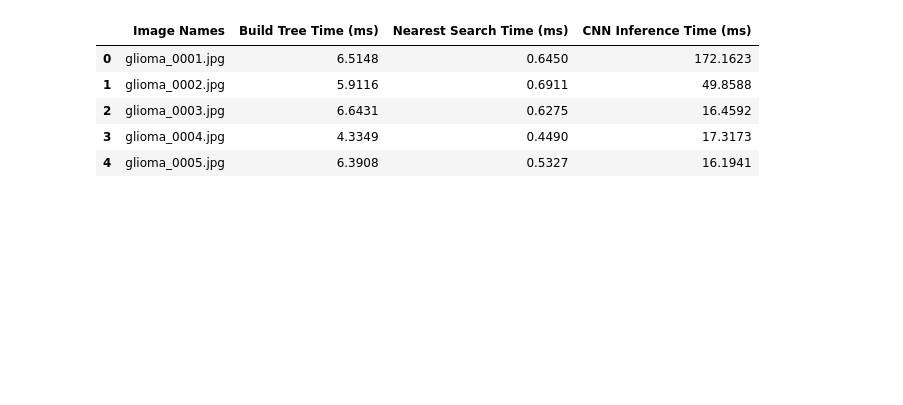
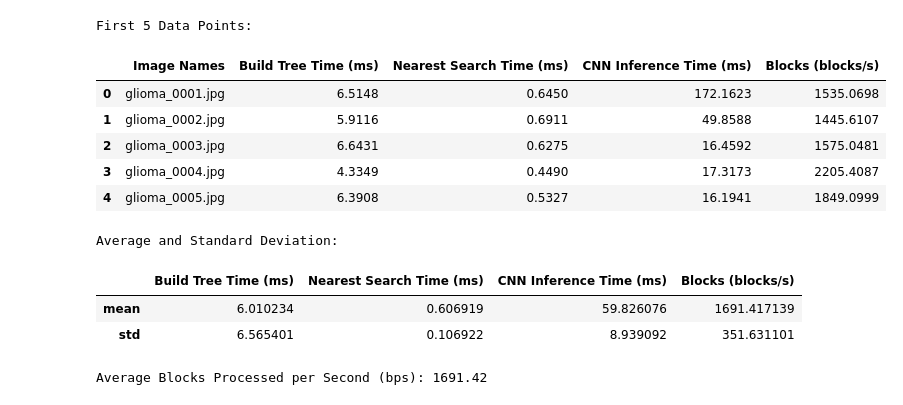
Before and after one commit to cashauce/ThesisFractalCNN, a Jupyter notebook: data/tables.ipynb, the cells around one changed output. Drawn from its saved outputs; the diff is of its cells as text; code cells hidden in the pictures; blank space fills up the shorter version.

Commit message:
minor changes in tables

```diff
--- a/data/tables.ipynb
+++ b/data/tables.ipynb
@@ -43,36 +60,57 @@ except FileNotFoundError as e:
 # %%
 # PROPOSED KD-TREE + CNN COMPRESSION TIME ANALYSIS
 columns_to_display = ["Original Image",
                       "Build Tree Time (ms)",
                       "Nearest Search Time (ms)",
-                      "CNN Inference Time (ms)"]
+                      "CNN Inference Time (ms)",
+                      "Blocks (blocks/s)"]  # Include "Blocks (blocks/s)" in the columns to display
 
 try:
-    # Read CSV files
+    # Read CSV file
     df_enhanced = pd.read_csv(enhanced_csvFile)[columns_to_display]
 
     # Rename columns for clarity
     df_enhanced = df_enhanced.rename(columns={"Original Image": "Image Names"})
 
     ordered_columns = [
         "Image Names",
         "Build Tree Time (ms)",
         "Nearest Search Time (ms)",
-        "CNN Inference Time (ms)"
+        "CNN Inference Time (ms)",
+        "Blocks (blocks/s)"  # Include this in the ordered columns
     ]
 
     # Display the first 5 rows
+    print("First 5 Data Points:")
     display(df_enhanced.head(5))
+
+    # Compute average and standard deviation for time-related columns
+    stats = df_enhanced.iloc[:, 1:].agg(["mean", "std"])
+
+    # Calculate "Blocks Processed per Second (bps)" (mean of "Blocks (blocks/s)")
+    blocks_processed_per_second = df_enhanced["Blocks (blocks/s)"].mean()
+
+    # Display the results
+    print("\nAverage and Standard Deviation:")
+    display(stats)
+
+    print(f"\nAverage Blocks Processed per Second (bps): {blocks_processed_per_second:.2f}")
 
 except FileNotFoundError as e:
     print(f"Error: {e}")
 # %% [output]
+First 5 Data Points:
-|  | Image Names | Build Tree Time (ms) | Nearest Search Time (ms) | CNN Inference Time (ms) |
-| 0 | glioma_0001.jpg | 6.5148 | 0.6450 | 172.1623 |
-| 1 | glioma_0002.jpg | 5.9116 | 0.6911 | 49.8588 |
-| 2 | glioma_0003.jpg | 6.6431 | 0.6275 | 16.4592 |
-| 3 | glioma_0004.jpg | 4.3349 | 0.4490 | 17.3173 |
-| 4 | glioma_0005.jpg | 6.3908 | 0.5327 | 16.1941 |
+|  | Image Names | Build Tree Time (ms) | Nearest Search Time (ms) | CNN Inference Time (ms) | Blocks (blocks/s) |
+| 0 | glioma_0001.jpg | 6.5148 | 0.6450 | 172.1623 | 1535.0698 |
+| 1 | glioma_0002.jpg | 5.9116 | 0.6911 | 49.8588 | 1445.6107 |
+| 2 | glioma_0003.jpg | 6.6431 | 0.6275 | 16.4592 | 1575.0481 |
+| 3 | glioma_0004.jpg | 4.3349 | 0.4490 | 17.3173 | 2205.4087 |
+| 4 | glioma_0005.jpg | 6.3908 | 0.5327 | 16.1941 | 1849.0999 |
+Average and Standard Deviation:
+|  | Build Tree Time (ms) | Nearest Search Time (ms) | CNN Inference Time (ms) | Blocks (blocks/s) |
+| mean | 6.010234 | 0.606919 | 59.826076 | 1691.417139 |
+| std | 6.565401 | 0.106922 | 8.939092 | 351.631101 |
+Average Blocks Processed per Second (bps): 1691.42
 # %%
 # COMPARISON | traditional vs proposed | compression time and ratio
 # Columns to compare
```
Also changed, not shown: parts of 3 cells of this notebook.
